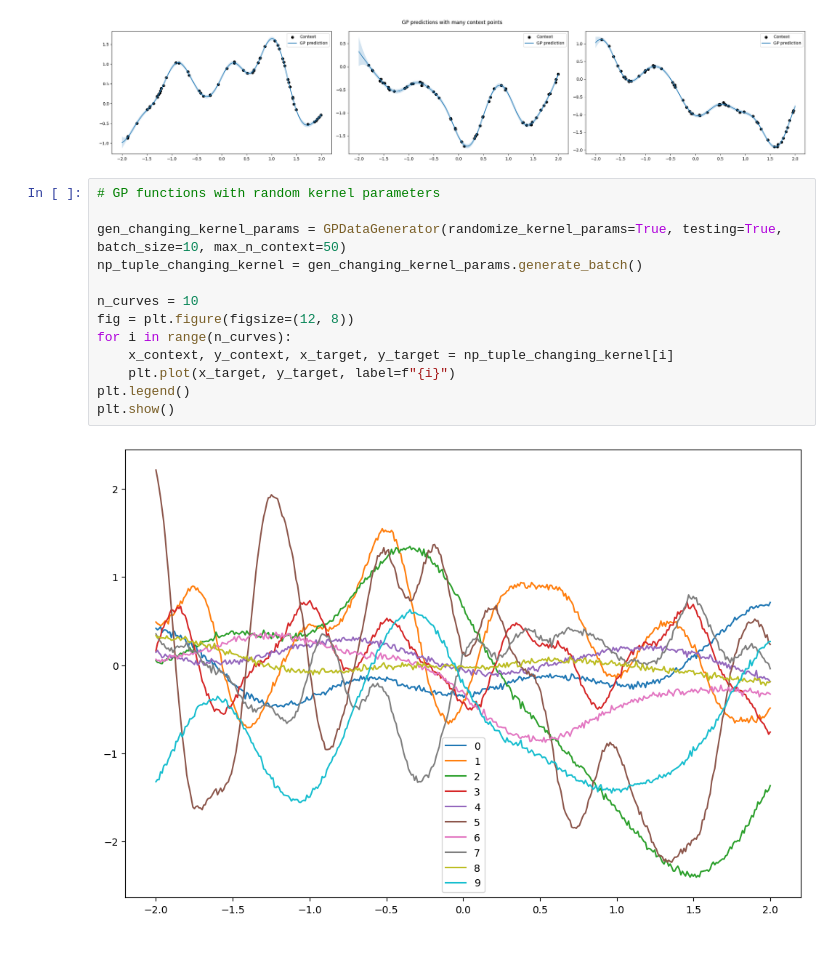
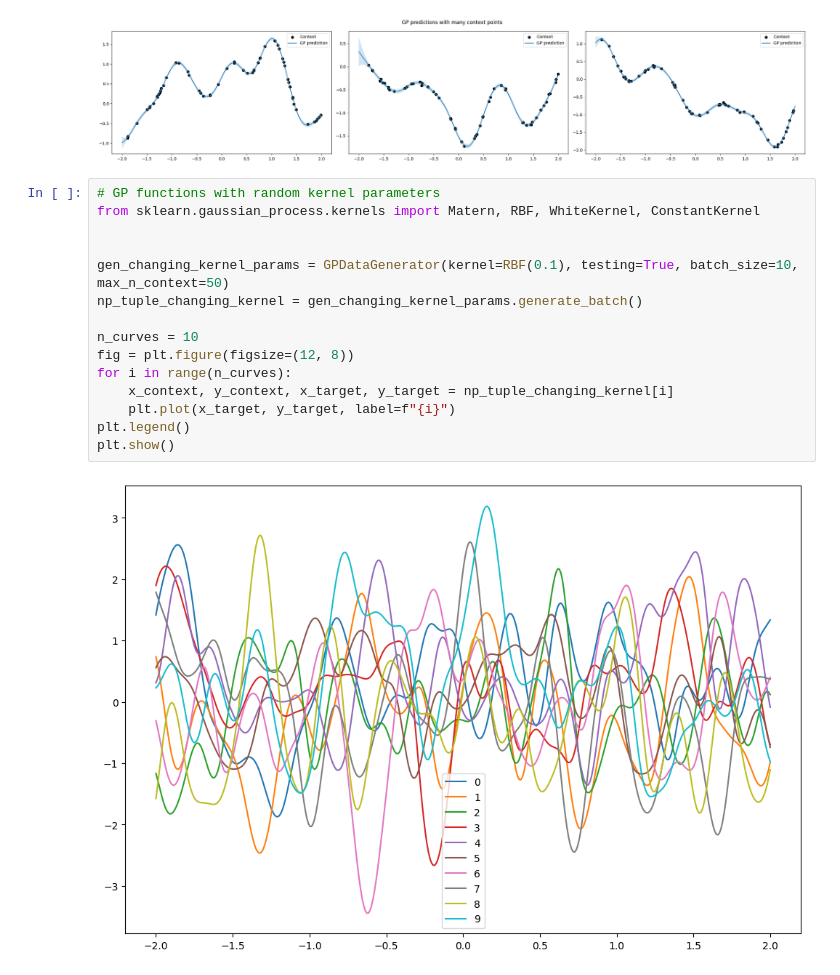
Before and after one commit to tlc4418/neural-processes, a Jupyter notebook: data/dataset_visualizer.ipynb, the cells around one changed output. Cells and saved outputs as stored; diff of their text form.

```diff
--- a/data/dataset_visualizer.ipynb
+++ b/data/dataset_visualizer.ipynb
@@ -29,19 +29,21 @@ plot_gp_curves(gen_many_context.gp, np_tuple_many_context, 3, "GP predictions wi
 [figure]
 # %%
 # GP functions with random kernel parameters
+from sklearn.gaussian_process.kernels import Matern, RBF, WhiteKernel, ConstantKernel
 
-gen_changing_kernel_params = GPDataGenerator(randomize_kernel_params=True, testing=True, batch_size=10, max_n_context=50)
+
+gen_changing_kernel_params = GPDataGenerator(kernel=RBF(0.1), testing=True, batch_size=10, max_n_context=50)
 np_tuple_changing_kernel = gen_changing_kernel_params.generate_batch()
 
 n_curves = 10
 fig = plt.figure(figsize=(12, 8))
 for i in range(n_curves):
     x_context, y_context, x_target, y_target = np_tuple_changing_kernel[i]
     plt.plot(x_target, y_target, label=f"{i}")
 plt.legend()
 plt.show()
 # %% [output]
-[figure, old version]
+[figure, new version]
 # %%
 from sklearn.gaussian_process.kernels import Matern, RBF, ExpSineSquared
 
```
Also changed, not shown: parts of 1 cell of this notebook, 2 other files.
